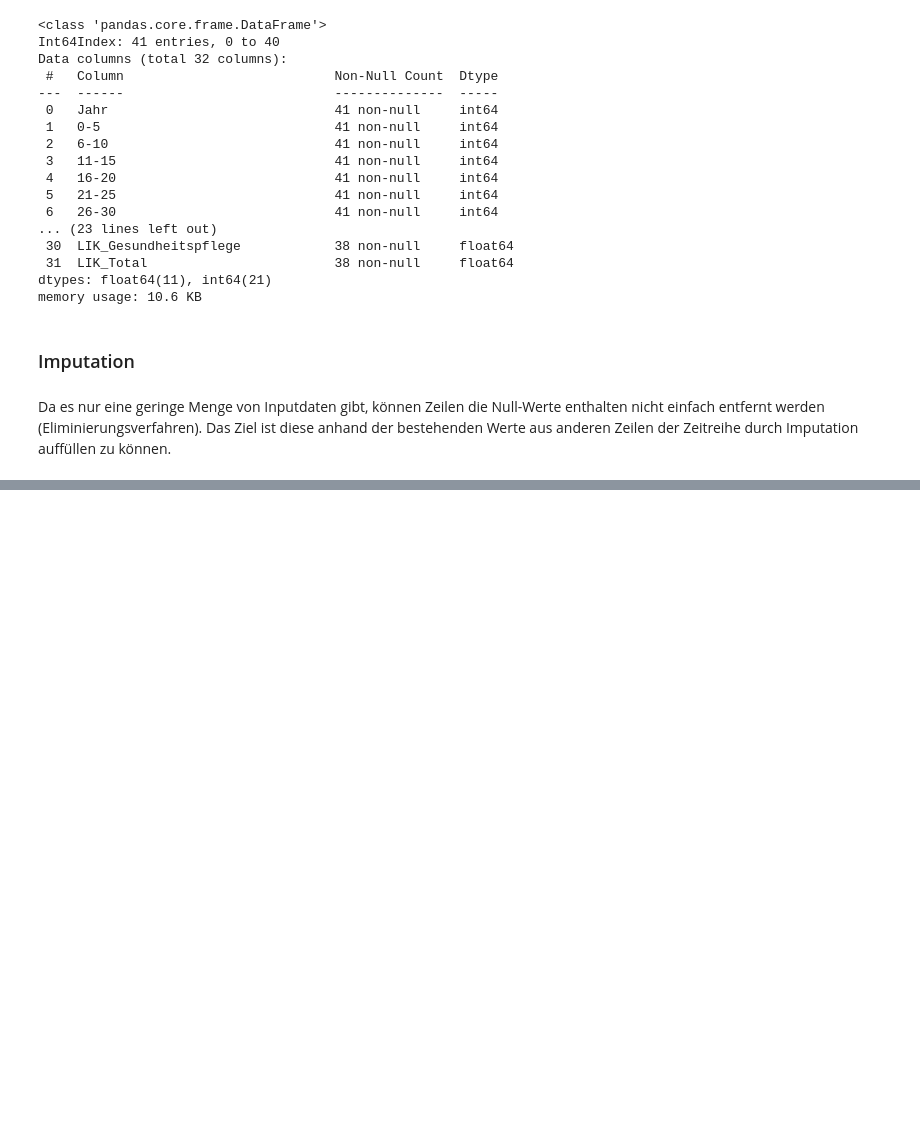
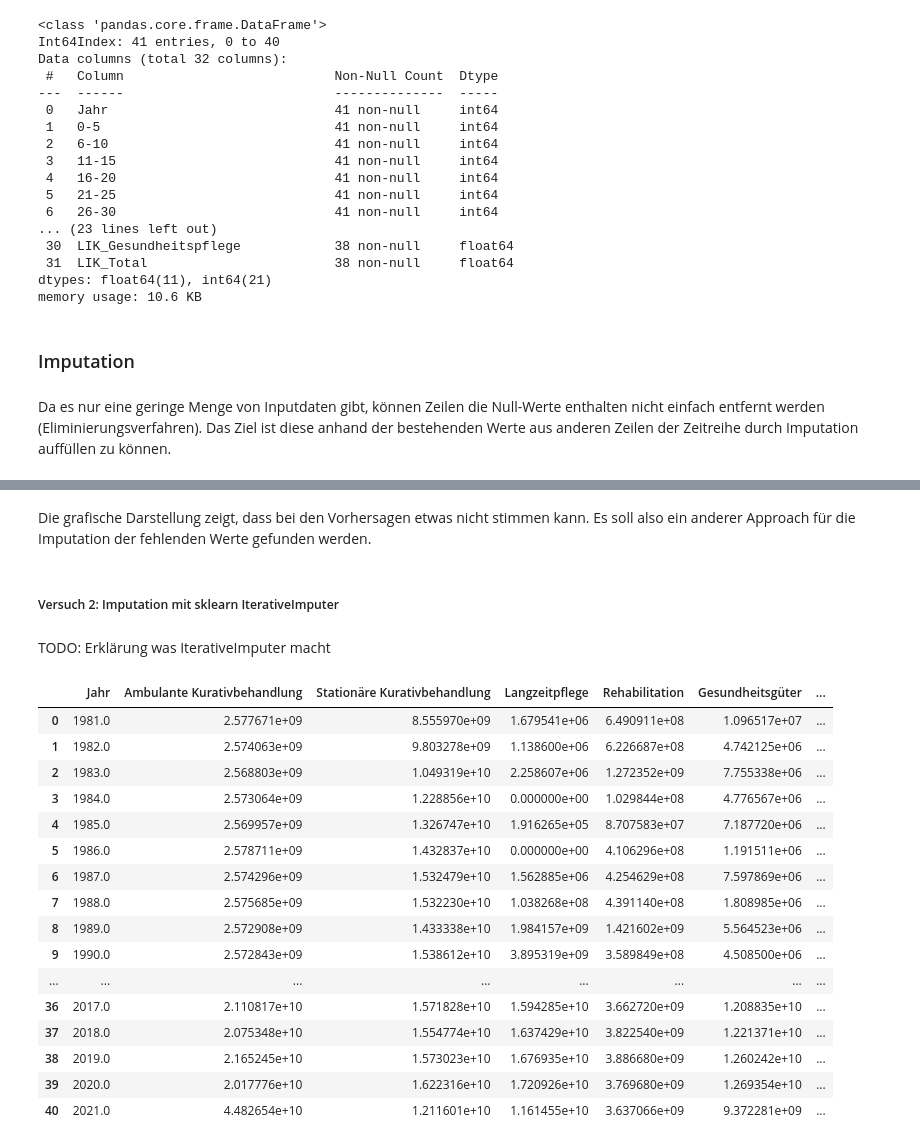
Before and after one commit to patrick-hirschi/ml-sem-healtcare-cost-prediction, a Jupyter notebook: DS-C-ML001 Semesterarbeit Patrick Hirschi "Zukunftsszenarien Gesundheitskosten".ipynb, the cells around one changed output, grey strips where cells are left out. Saved outputs shown, nothing was run; the diff lists cells and outputs as text; code cells hidden in the pictures; blank space fills up the shorter version.

```diff
--- a/DS-C-ML001 Semesterarbeit Patrick Hirschi "Zukunftsszenarien Gesundheitskosten".ipynb
+++ b/DS-C-ML001 Semesterarbeit Patrick Hirschi "Zukunftsszenarien Gesundheitskosten".ipynb
@@ -1567,0 +1721,46 @@ Model score for Verwaltung: 0.9721363540797924
+# %% [markdown]
+Die grafische Darstellung zeigt, dass bei den Vorhersagen etwas nicht stimmen kann. Es soll also ein anderer Approach für die Imputation der fehlenden Werte gefunden werden.
+# %% [markdown]
+##### Versuch 2: Imputation mit sklearn IterativeImputer
+# %% [markdown]
+TODO: Erklärung was IterativeImputer macht
+# %%
+# copy the dataframe
+df_imputation = df_final.copy()
+
+# Setting the random_state argument for reproducibility
+imputer = IterativeImputer(random_state = 42,
+                           skip_complete = True,
+                           sample_posterior = True,
+                           max_iter = 20,
+                           missing_values = np.nan,
+                           min_value = 0)
+imputed = imputer.fit_transform(df_imputation)
+df_imputed = pd.DataFrame(imputed, columns=df_imputation.columns)
+
+df_imputed['LeistungenTotalSum'] = df_imputed['Gesundheitsgüter'] + df_imputed['Langzeitpflege'] +  \
+                            df_imputed['Ambulante Kurativbehandlung'] + df_imputed['Rehabilitation'] +  \
+                            df_imputed['Stationäre Kurativbehandlung'] + df_imputed['Verwaltung'] +  \
+                            df_imputed['Unterstützende Dienstleistungen']+ df_imputed['Prävention']
+
+df_imputed[['Jahr','Ambulante Kurativbehandlung','Stationäre Kurativbehandlung','Langzeitpflege',
+           'Rehabilitation','Gesundheitsgüter','Verwaltung','Prävention','Unterstützende Dienstleistungen',
+           'LeistungenTotal','LeistungenTotalSum']]
+# %% [output]
+|  | Jahr | Ambulante Kurativbehandlung | Stationäre Kurativbehandlung | Langzeitpflege | Rehabilitation | Gesundheitsgüter | ... |
+| 0 | 1981.0 | 2.577671e+09 | 8.555970e+09 | 1.679541e+06 | 6.490911e+08 | 1.096517e+07 | ... |
+| 1 | 1982.0 | 2.574063e+09 | 9.803278e+09 | 1.138600e+06 | 6.226687e+08 | 4.742125e+06 | ... |
+| 2 | 1983.0 | 2.568803e+09 | 1.049319e+10 | 2.258607e+06 | 1.272352e+09 | 7.755338e+06 | ... |
+| 3 | 1984.0 | 2.573064e+09 | 1.228856e+10 | 0.000000e+00 | 1.029844e+08 | 4.776567e+06 | ... |
+| 4 | 1985.0 | 2.569957e+09 | 1.326747e+10 | 1.916265e+05 | 8.707583e+07 | 7.187720e+06 | ... |
+| 5 | 1986.0 | 2.578711e+09 | 1.432837e+10 | 0.000000e+00 | 4.106296e+08 | 1.191511e+06 | ... |
+| 6 | 1987.0 | 2.574296e+09 | 1.532479e+10 | 1.562885e+06 | 4.254629e+08 | 7.597869e+06 | ... |
+| 7 | 1988.0 | 2.575685e+09 | 1.532230e+10 | 1.038268e+08 | 4.391140e+08 | 1.808985e+06 | ... |
+| 8 | 1989.0 | 2.572908e+09 | 1.433338e+10 | 1.984157e+09 | 1.421602e+09 | 5.564523e+06 | ... |
+| 9 | 1990.0 | 2.572843e+09 | 1.538612e+10 | 3.895319e+09 | 3.589849e+08 | 4.508500e+06 | ... |
+| ... | ... | ... | ... | ... | ... | ... | ... |
+| 36 | 2017.0 | 2.110817e+10 | 1.571828e+10 | 1.594285e+10 | 3.662720e+09 | 1.208835e+10 | ... |
+| 37 | 2018.0 | 2.075348e+10 | 1.554774e+10 | 1.637429e+10 | 3.822540e+09 | 1.221371e+10 | ... |
+| 38 | 2019.0 | 2.165245e+10 | 1.573023e+10 | 1.676935e+10 | 3.886680e+09 | 1.260242e+10 | ... |
+| 39 | 2020.0 | 2.017776e+10 | 1.622316e+10 | 1.720926e+10 | 3.769680e+09 | 1.269354e+10 | ... |
+| 40 | 2021.0 | 4.482654e+10 | 1.211601e+10 | 1.161455e+10 | 3.637066e+09 | 9.372281e+09 | ... |
```
Also changed, not shown: parts of 47 cells of this notebook, 10 other files.
